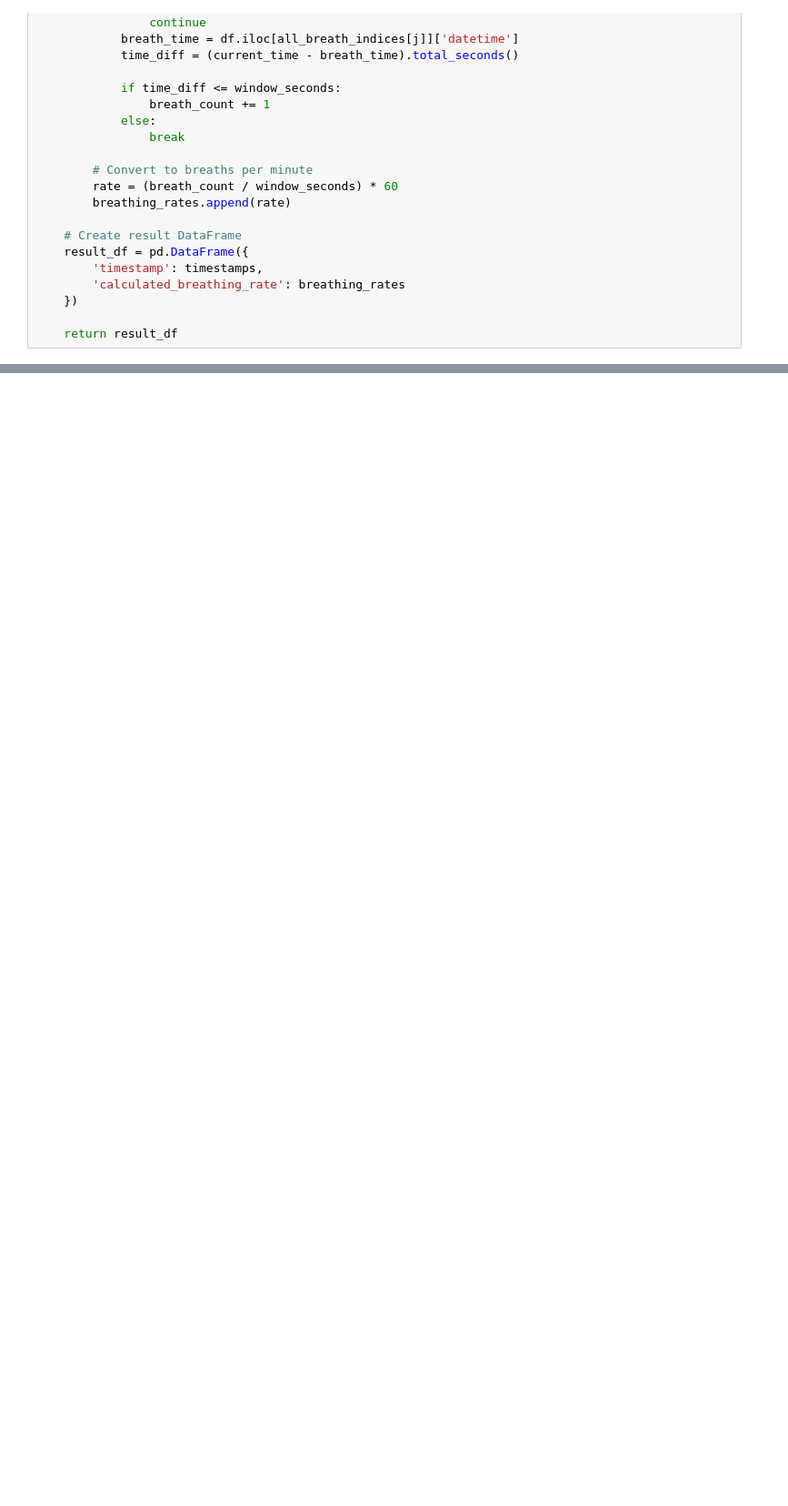
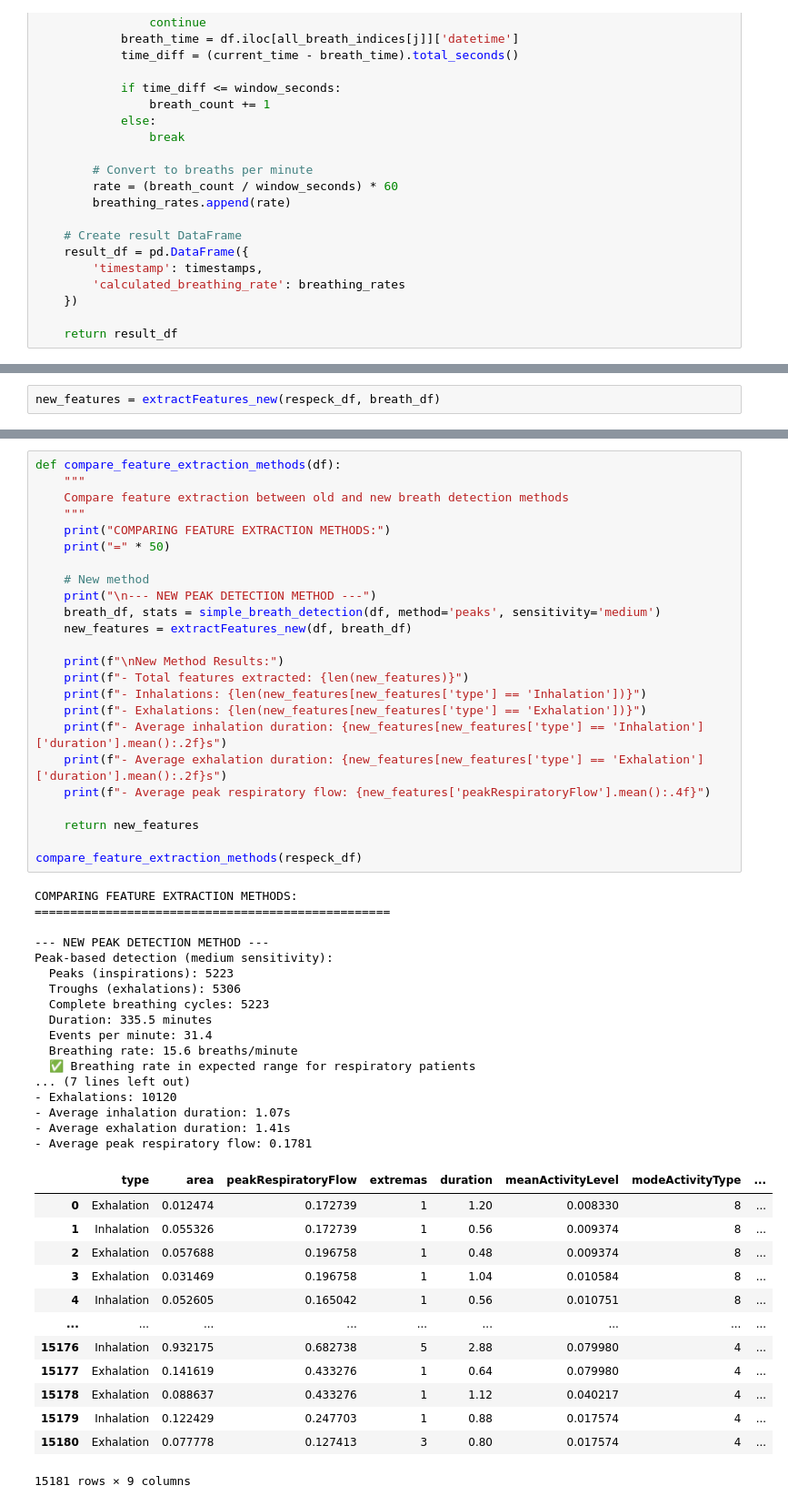
Before and after one commit to harshkheskani/DysfunctionalBreathingCharacterisation, a Jupyter notebook: notebooks/respeck_features.ipynb, the cells around one changed output, grey strips where cells are left out. Shown at 91% size. Saved outputs shown, nothing was run; the diff lists cells and outputs as text; blank space fills up the shorter version.

```diff
--- a/notebooks/respeck_features.ipynb
+++ b/notebooks/respeck_features.ipynb
@@ -978,0 +2094,2 @@ print(extract_morphological_features(respeck_df, breaths))
+# %%
+new_features = extractFeatures_new(respeck_df, breath_df)
@@ -978,0 +2120,55 @@ print(extract_morphological_features(respeck_df, breaths))
+# %%
+def compare_feature_extraction_methods(df):
+    """
+    Compare feature extraction between old and new breath detection methods
+    """
+    print("COMPARING FEATURE EXTRACTION METHODS:")
+    print("=" * 50)
+
+    # New method
+    print("\n--- NEW PEAK DETECTION METHOD ---")
+    breath_df, stats = simple_breath_detection(df, method='peaks', sensitivity='medium')
+    new_features = extractFeatures_new(df, breath_df)
+
+    print(f"\nNew Method Results:")
+    print(f"- Total features extracted: {len(new_features)}")
+    print(f"- Inhalations: {len(new_features[new_features['type'] == 'Inhalation'])}")
+    print(f"- Exhalations: {len(new_features[new_features['type'] == 'Exhalation'])}")
+    print(f"- Average inhalation duration: {new_features[new_features['type'] == 'Inhalation']['duration'].mean():.2f}s")
+    print(f"- Average exhalation duration: {new_features[new_features['type'] == 'Exhalation']['duration'].mean():.2f}s")
+    print(f"- Average peak respiratory flow: {new_features['peakRespiratoryFlow'].mean():.4f}")
+
+    return new_features
+
+compare_feature_extraction_methods(respeck_df)
+# %% [output]
+COMPARING FEATURE EXTRACTION METHODS:
+==================================================
+
+--- NEW PEAK DETECTION METHOD ---
+Peak-based detection (medium sensitivity):
+  Peaks (inspirations): 5223
+  Troughs (exhalations): 5306
+  Complete breathing cycles: 5223
+  Duration: 335.5 minutes
+  Events per minute: 31.4
+  Breathing rate: 15.6 breaths/minute
+  ✅ Breathing rate in expected range for respiratory patients
+... (7 lines left out)
+- Exhalations: 10120
+- Average inhalation duration: 1.07s
+- Average exhalation duration: 1.41s
+- Average peak respiratory flow: 0.1781
+|  | type | area | peakRespiratoryFlow | extremas | duration | meanActivityLevel | modeActivityType | ... |
+| 0 | Exhalation | 0.012474 | 0.172739 | 1 | 1.20 | 0.008330 | 8 | ... |
+| 1 | Inhalation | 0.055326 | 0.172739 | 1 | 0.56 | 0.009374 | 8 | ... |
+| 2 | Exhalation | 0.057688 | 0.196758 | 1 | 0.48 | 0.009374 | 8 | ... |
+| 3 | Exhalation | 0.031469 | 0.196758 | 1 | 1.04 | 0.010584 | 8 | ... |
+| 4 | Inhalation | 0.052605 | 0.165042 | 1 | 0.56 | 0.010751 | 8 | ... |
+| ... | ... | ... | ... | ... | ... | ... | ... | ... |
+| 15176 | Inhalation | 0.932175 | 0.682738 | 5 | 2.88 | 0.079980 | 4 | ... |
+| 15177 | Exhalation | 0.141619 | 0.433276 | 1 | 0.64 | 0.079980 | 4 | ... |
+| 15178 | Exhalation | 0.088637 | 0.433276 | 1 | 1.12 | 0.040217 | 4 | ... |
+| 15179 | Inhalation | 0.122429 | 0.247703 | 1 | 0.88 | 0.017574 | 4 | ... |
+| 15180 | Exhalation | 0.077778 | 0.127413 | 3 | 0.80 | 0.017574 | 4 | ... |
+15181 rows × 9 columns
```
Also changed, not shown: parts of 21 cells of this notebook, 1 other file.
